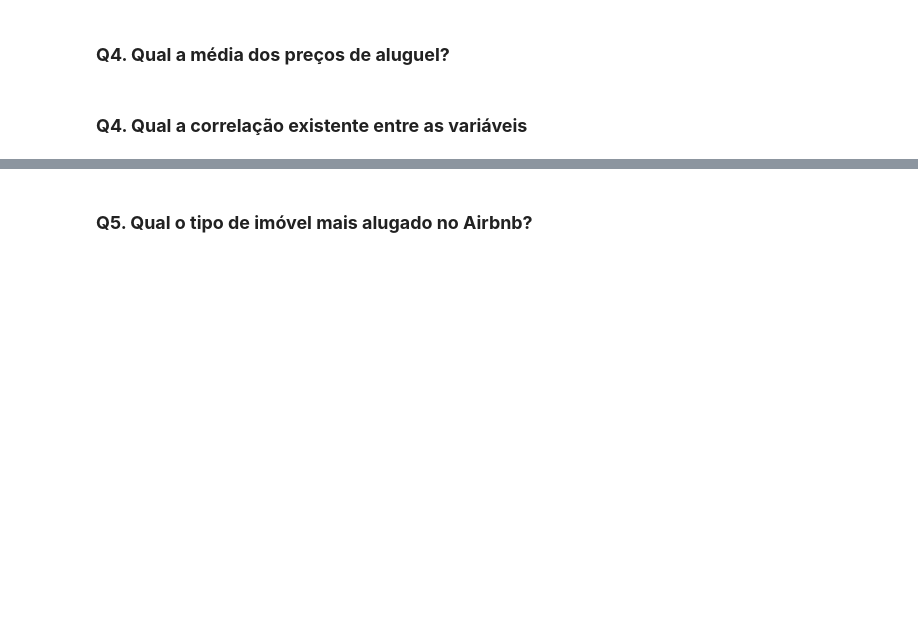
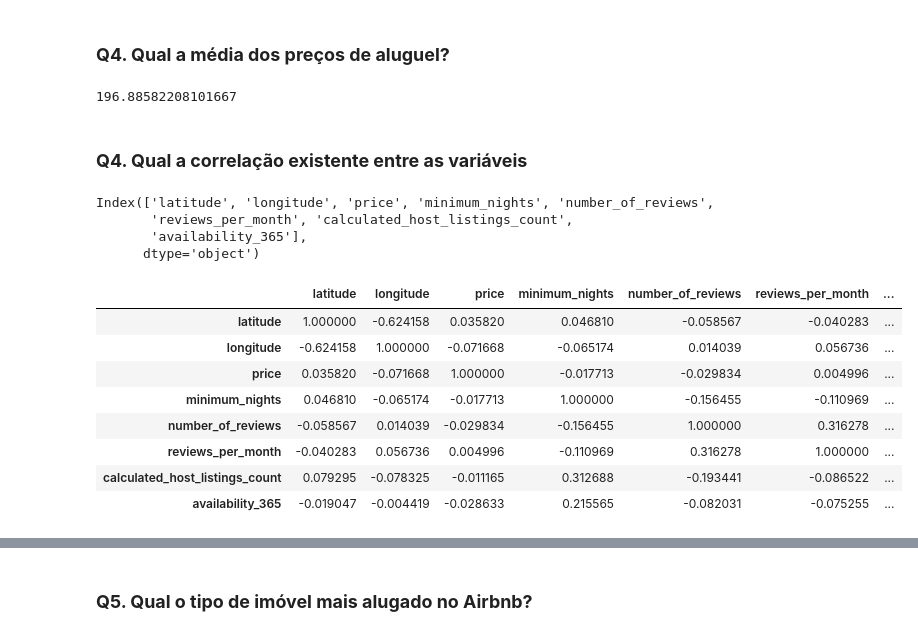
Before and after one commit to tvaditya/intro_ds_and_ml, a Jupyter notebook: [T_V_aditya]_Analisando_os_Dados_do_Airbnb.ipynb, the cells around one changed output, grey strips where cells are left out. Cells and saved outputs as stored; diff of their text form; code cells hidden in the pictures; blank space fills up the shorter version.

```diff
--- a/[T_V_aditya]_Analisando_os_Dados_do_Airbnb.ipynb
+++ b/[T_V_aditya]_Analisando_os_Dados_do_Airbnb.ipynb
@@ -143,9 +162,35 @@ df.hist(bins=15, figsize=(15, 10));
 ### **Q4. Qual a média dos preços de aluguel?**
 # %%
 # ver a média da coluna `price``
+df.price.mean()
+# %% [output]
+196.88582208101667
 # %% [markdown]
 ### **Q4. Qual a correlação existente entre as variáveis**
+# %%
+# criar list de colunas numericas para gerar uma matriza de correlação
+numeric_cols = df.select_dtypes(include='number')
+numeric_cols = numeric_cols.columns.drop(['id', 'host_id','neighbourhood_group'])
+numeric_cols
+# %% [output]
+Index(['latitude', 'longitude', 'price', 'minimum_nights', 'number_of_reviews',
+       'reviews_per_month', 'calculated_host_listings_count',
+       'availability_365'],
+      dtype='object')
 # %%
+
 # criar uma matriz de correlação
+corr = df[numeric_cols].corr()
 
 # mostrar a matriz de correlação
+display(corr)
+# %% [output]
+|  | latitude | longitude | price | minimum_nights | number_of_reviews | reviews_per_month | ... |
+| latitude | 1.000000 | -0.624158 | 0.035820 | 0.046810 | -0.058567 | -0.040283 | ... |
+| longitude | -0.624158 | 1.000000 | -0.071668 | -0.065174 | 0.014039 | 0.056736 | ... |
+| price | 0.035820 | -0.071668 | 1.000000 | -0.017713 | -0.029834 | 0.004996 | ... |
+| minimum_nights | 0.046810 | -0.065174 | -0.017713 | 1.000000 | -0.156455 | -0.110969 | ... |
+| number_of_reviews | -0.058567 | 0.014039 | -0.029834 | -0.156455 | 1.000000 | 0.316278 | ... |
+| reviews_per_month | -0.040283 | 0.056736 | 0.004996 | -0.110969 | 0.316278 | 1.000000 | ... |
+| calculated_host_listings_count | 0.079295 | -0.078325 | -0.011165 | 0.312688 | -0.193441 | -0.086522 | ... |
+| availability_365 | -0.019047 | -0.004419 | -0.028633 | 0.215565 | -0.082031 | -0.075255 | ... |
```
Also changed, not shown: parts of 16 cells of this notebook.
